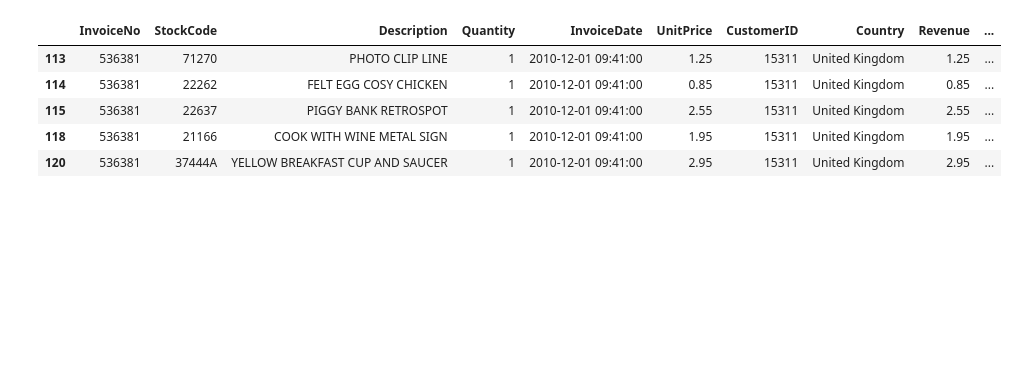
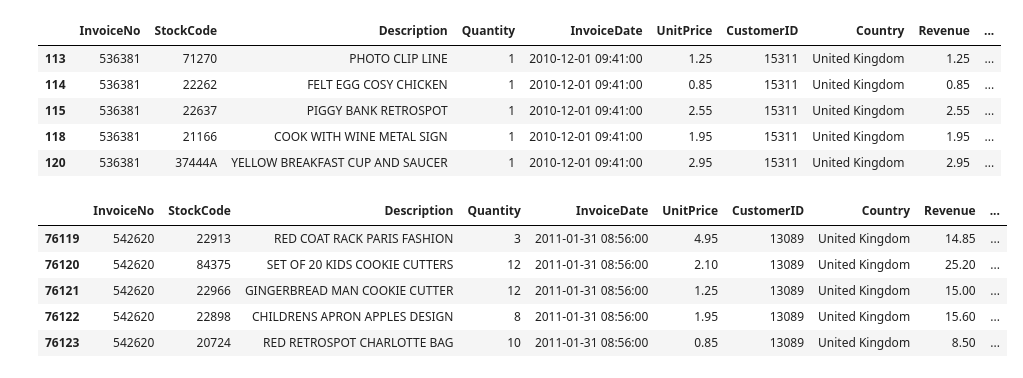
Before and after one commit to kurek0010/data-science-bootcamp, a Jupyter notebook: 02_analiza_danych/06_sql_porownanie.ipynb, the cells around one changed output. Cells and saved outputs as stored; diff of their text form; code cells hidden in the pictures; blank space fills up the shorter version.

```diff
--- a/02_analiza_danych/06_sql_porownanie.ipynb
+++ b/02_analiza_danych/06_sql_porownanie.ipynb
@@ -407,3 +454,12 @@ retail.nsmallest(n=5, columns='Quantity')
 | 115 | 536381 | 22637 | PIGGY BANK RETROSPOT | 1 | 2010-12-01 09:41:00 | 2.55 | 15311 | United Kingdom | 2.55 | ... |
 | 118 | 536381 | 21166 | COOK WITH WINE METAL SIGN | 1 | 2010-12-01 09:41:00 | 1.95 | 15311 | United Kingdom | 1.95 | ... |
 | 120 | 536381 | 37444A | YELLOW BREAKFAST CUP AND SAUCER | 1 | 2010-12-01 09:41:00 | 2.95 | 15311 | United Kingdom | 2.95 | ... |
+# %%
+retail.nlargest(n=5, columns='InvoiceDateDay')
+# %% [output]
+|  | InvoiceNo | StockCode | Description | Quantity | InvoiceDate | UnitPrice | CustomerID | Country | Revenue | ... |
+| 76119 | 542620 | 22913 | RED COAT RACK PARIS FASHION | 3 | 2011-01-31 08:56:00 | 4.95 | 13089 | United Kingdom | 14.85 | ... |
+| 76120 | 542620 | 84375 | SET OF 20 KIDS COOKIE CUTTERS | 12 | 2011-01-31 08:56:00 | 2.10 | 13089 | United Kingdom | 25.20 | ... |
+| 76121 | 542620 | 22966 | GINGERBREAD MAN COOKIE CUTTER | 12 | 2011-01-31 08:56:00 | 1.25 | 13089 | United Kingdom | 15.00 | ... |
+| 76122 | 542620 | 22898 | CHILDRENS APRON APPLES DESIGN | 8 | 2011-01-31 08:56:00 | 1.95 | 13089 | United Kingdom | 15.60 | ... |
+| 76123 | 542620 | 20724 | RED RETROSPOT CHARLOTTE BAG | 10 | 2011-01-31 08:56:00 | 0.85 | 13089 | United Kingdom | 8.50 | ... |
```
Also changed, not shown: parts of 13 cells of this notebook.
